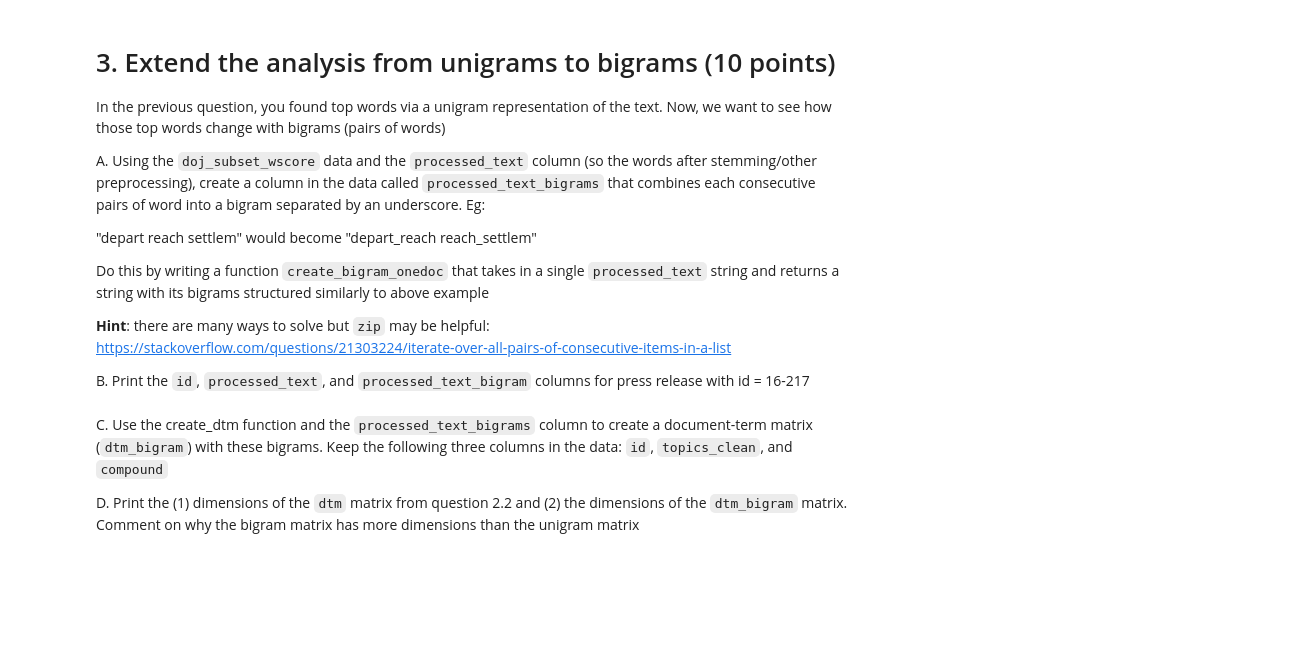
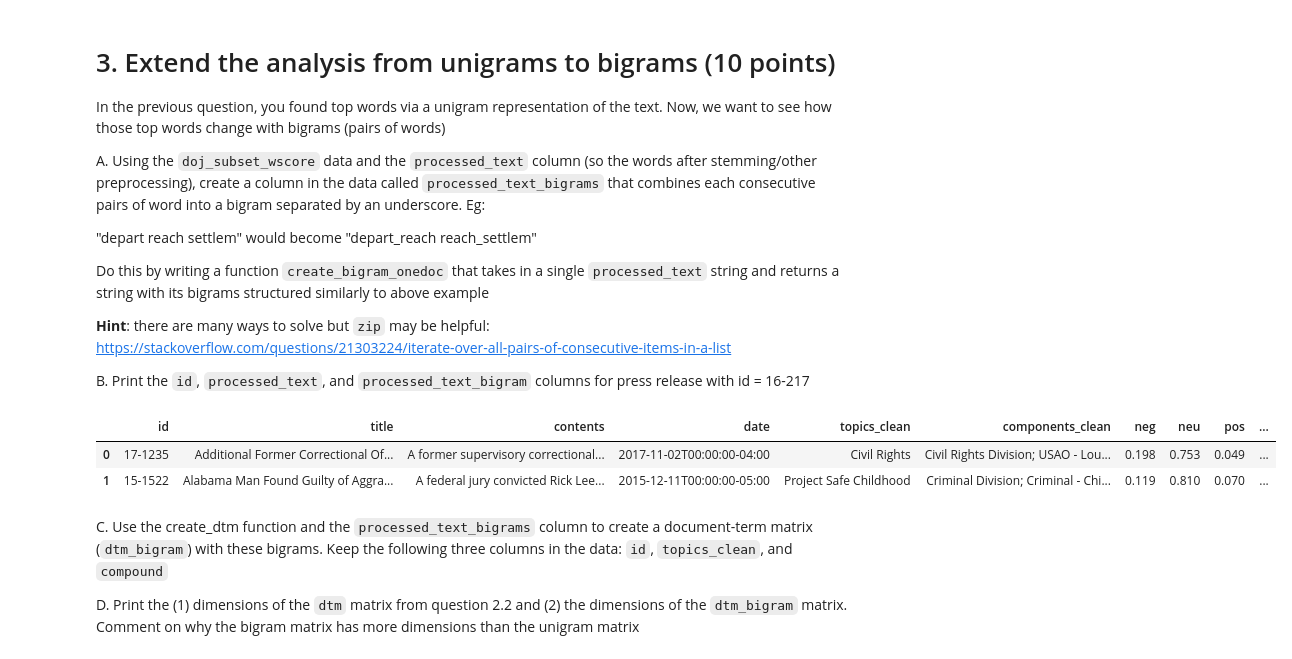
Before and after one commit to phoom28/QSS20_S25, a Jupyter notebook: problemsets/pset3/pset3_blank.ipynb, the cells around one changed output. Cells and saved outputs as stored; diff of their text form; code cells hidden in the pictures; blank space fills up the shorter version.

```diff
--- a/problemsets/pset3/pset3_blank.ipynb
+++ b/problemsets/pset3/pset3_blank.ipynb
@@ -294,4 +343,21 @@ custom_doj_stopwords = ["civil", "rights", "division", "department", "justice",
+# %%
+## your code defining a text processing function
+
+import nltk
+from nltk.stem.snowball import SnowballStemmer
+
+snow_stemmer = SnowballStemmer(language='english')
+
+stop_words = stopwords.words("english")
+new_stopwords = stop_words + custom_doj_stopwords
+
+def process(text):
+    newtext = text.lower().split()
+    nostop_text = [snow_stemmer.stem(word) for word in newtext if word not in new_stopwords and word.isalpha() and len(word) >= 4]
+    return " ".join(nostop_text)
 # %%
 ## your code executing the function
+
+doj_subset_wscore["processed_text"] = doj_subset_wscore.contents.apply(process)
 # %%
 ## your code showing the examples
@@ -367,3 +481,28 @@ B. Print the `id`, `processed_text`, and `processed_text_bigram` columns for pre
+# %%
+## your code here
+
+# test = ["depart", "reach", "settlem"]
+
+def create_bigram_onedoc(text):
+    clean_text = text.split()
+    res = ""
+    for first, second in zip(clean_text, clean_text[1:]):
+         res += (" " + first + "_" + second)
+
+    return res
+
+doj_subset_wscore["processed_text_bigrams"] = doj_subset_wscore.processed_text.apply(create_bigram_onedoc)
+doj_subset_wscore.head(2)
+
+# ex = doj_subset_wscore[doj_subset_wscore["id"] == "16-217"].processed_text
+
+# print(create_bigram_onedoc(ex))
+
+# doj_subset_wscore["processed_text_bigrams"] = doj
+# %% [output]
+|  | id | title | contents | date | topics_clean | components_clean | neg | neu | pos | ... |
+| 0 | 17-1235 | Additional Former Correctional Of... | A former supervisory correctional... | 2017-11-02T00:00:00-04:00 | Civil Rights | Civil Rights Division; USAO - Lou... | 0.198 | 0.753 | 0.049 | ... |
+| 1 | 15-1522 | Alabama Man Found Guilty of Aggra... | A federal jury convicted Rick Lee... | 2015-12-11T00:00:00-05:00 | Project Safe Childhood | Criminal Division; Criminal - Chi... | 0.119 | 0.810 | 0.070 | ... |
 # %% [markdown]
 C. Use the create_dtm function and the `processed_text_bigrams` column to create a document-term matrix (`dtm_bigram`) with these bigrams. Keep the following three columns in the data: `id`, `topics_clean`, and `compound`
 
```
Also changed, not shown: parts of 15 cells of this notebook.
